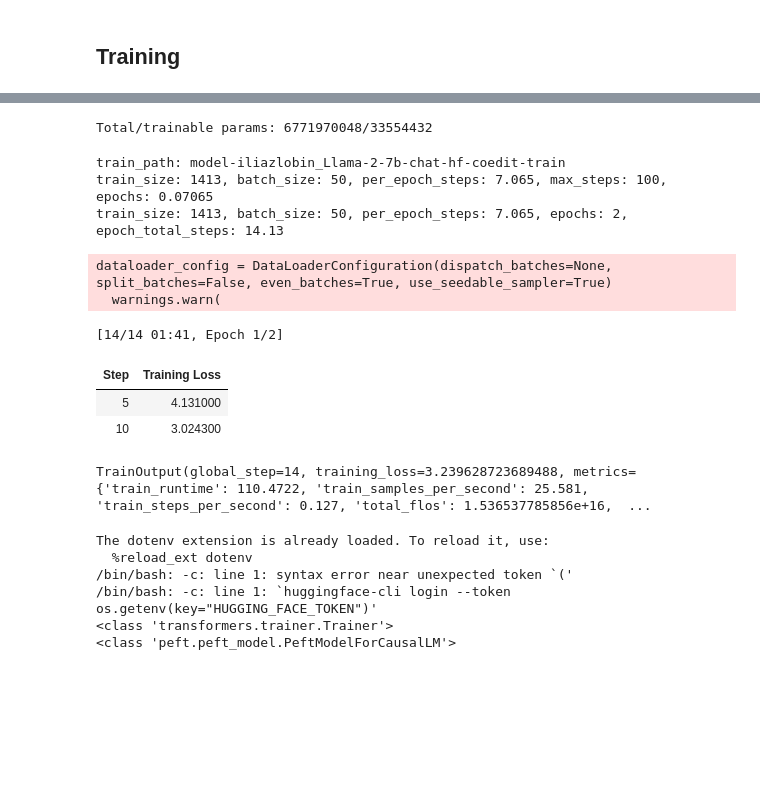
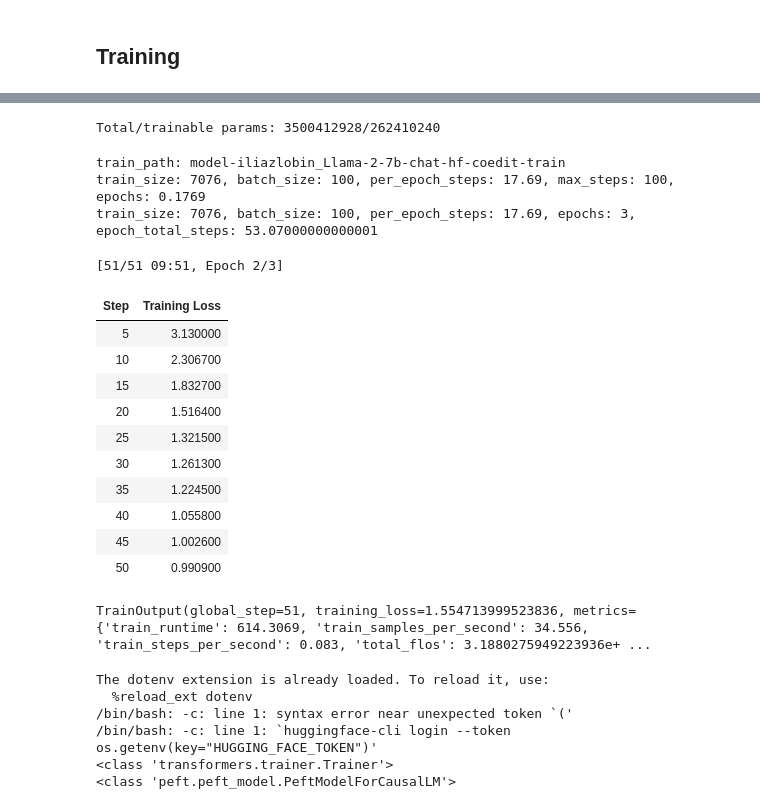
Before and after one commit to iliazlobin/transformers-labs, a Jupyter notebook: model-train/train-llama-coedit-sft.ipynb, the cells around one changed output, grey strips where cells are left out. Cells and saved outputs as stored; diff of their text form; code cells hidden in the pictures; blank space fills up the shorter version.

```diff
--- a/model-train/train-llama-coedit-sft.ipynb
+++ b/model-train/train-llama-coedit-sft.ipynb
@@ -737,7 +705,7 @@ recommended/actual fraction: 0.67/0.95
 # %%
 from peft import LoraConfig, get_peft_model, prepare_model_for_kbit_training
 
-peft_model = prepare_model_for_kbit_training(model, use_gradient_checkpointing=True)
+# peft_model = prepare_model_for_kbit_training(model, use_gradient_checkpointing=True)
 # perf_model.gradient_checkpointing_enable()
 
 # param = peft_model.transformer.wte.weight
@@ -747,12 +715,12 @@ peft_model = prepare_model_for_kbit_training(model, use_gradient_checkpointing=T
 # Currently, only the following modules are supported: `torch.nn.Linear`, `torch.nn.Embedding`, `torch.nn.Conv2d`, `transformers.pytorch_utils.Conv1D`
 peft_config = LoraConfig(
     # r=512,
-    # r=128,
-    r=64,
+    r=128,
+    # r=64,
     # r=8,
     # lora_alpha=256,
-    # lora_alpha=64,
-    lora_alpha=16,
+    lora_alpha=64,
+    # lora_alpha=16,
     lora_dropout=0.1,
     # lora_dropout=0.01,
     bias="none",
@@ -764,16 +732,16 @@ peft_config = LoraConfig(
     # modules_to_save=["wte", "lm_head"],
     # modules_to_save=["wte", "wpe", "lm_head"],
     # llama2
-    # target_modules=["q_proj", "k_proj", "v_proj", "o_proj"],
-    # modules_to_save=["embed_tokens", "lm_head"],
+    target_modules=["q_proj", "k_proj", "v_proj", "o_proj"],
+    modules_to_save=["embed_tokens", "lm_head"],
 )
 print(peft_config)
 
-peft_model = get_peft_model(peft_model, peft_config)
-print(type(peft_model))
-print(peft_model)
+# peft_model = get_peft_model(peft_model, peft_config)
+# print(type(peft_model))
+# print(peft_model)
 
-total_params = sum(p.numel() for p in peft_model.parameters())
-total_trainable_params = sum(p.numel() for p in peft_model.parameters() if p.requires_grad)
-print(f"Total/trainable params: {total_params}/{total_trainable_params}")
+# total_params = sum(p.numel() for p in peft_model.parameters())
+# total_trainable_params = sum(p.numel() for p in peft_model.parameters() if p.requires_grad)
+# print(f"Total/trainable params: {total_params}/{total_trainable_params}")
 # %% [output]
@@ -797,12 +749,12 @@ Total/trainable params: 6771970048/33554432
 # %%
 # training_model = model
-training_model = peft_model
+# training_model = peft_model
 # print(type(training_model))
 # print(training_model.config)
 # print(training_model.generation_config)
 
-total_params = sum(p.numel() for p in training_model.parameters())
-total_trainable_params = sum(p.numel() for p in training_model.parameters() if p.requires_grad)
+total_params = sum(p.numel() for p in model.parameters())
+total_trainable_params = sum(p.numel() for p in model.parameters() if p.requires_grad)
 print(f"Total/trainable params: {total_params}/{total_trainable_params}")
 
 rouge_metric = evaluate.load("rouge")
@@ -903,7 +855,7 @@ def logits_argmax(logits: torch.Tensor, labels):
 # metrics = compute_metrics((predictions.predictions, predictions.label_ids))
 # print(metrics)
 # %% [output]
-Total/trainable params: 6771970048/33554432
+Total/trainable params: 3500412928/262410240
 # %%
 %%capture
 %load_ext tensorboard
@@ -913,9 +865,9 @@ train_path = f"model-{training_model_path}-train"
 print(f"train_path: {train_path}")
 
 train_size = len(dataset["train"])
-batch_size = 50
+batch_size = 100
 gradient_accumulation_steps = 4
-eval_batch_size = 50
+eval_batch_size = 100
 eval_accumulation_steps = 4
 
 per_epoch_steps = train_size / (batch_size * gradient_accumulation_steps)
@@ -927,13 +879,13 @@ print(f"train_size: {train_size}, batch_size: {batch_size}, per_epoch_steps: {pe
 # if epochs < 1:
 #     raise Exception(f"Training doesn't cover the entire training dataset with {train_size} samples")
 
-epochs = 2
+epochs = 3
 epoch_total_steps = epochs * per_epoch_steps
 print(f"train_size: {train_size}, batch_size: {batch_size}, per_epoch_steps: {per_epoch_steps}, epochs: {epochs}, epoch_total_steps: {epoch_total_steps}")
 # %% [output]
 train_path: model-iliazlobin_Llama-2-7b-chat-hf-coedit-train
-train_size: 1413, batch_size: 50, per_epoch_steps: 7.065, max_steps: 100, epochs: 0.07065
-train_size: 1413, batch_size: 50, per_epoch_steps: 7.065, epochs: 2, epoch_total_steps: 14.13
+train_size: 7076, batch_size: 100, per_epoch_steps: 17.69, max_steps: 100, epochs: 0.1769
+train_size: 7076, batch_size: 100, per_epoch_steps: 17.69, epochs: 3, epoch_total_steps: 53.07000000000001
 # %%
 # sft trainer
 from trl import SFTTrainer
@@ -959,44 +911,50 @@ training_arguments = TrainingArguments(
     warmup_steps=1,
     logging_steps=5,
     # save_strategy="steps",
     # save_steps=5,
     # evaluation_strategy="steps",
     # eval_steps=40,
     # packing=False,
     group_by_length=True,
     lr_scheduler_type="constant",
     report_to="tensorboard",
     push_to_hub_model_id=training_model_name,
     push_to_hub_organization="iliazlobin",
     push_to_hub=False,
-    gradient_checkpointing_kwargs={
-        "use_reentrant": False
-    },  # Should be false for Lora (https://github.com/kohya-ss/sd-scripts/issues/323#issuecomment-1485073421)
+    # gradient_checkpointing_kwargs={
+    #     "use_reentrant": False
+    # },  # Should be false for Lora (https://github.com/kohya-ss/sd-scripts/issues/323#issuecomment-1485073421)
 )
 
 # Set supervised fine-tuning parameters
 trainer = SFTTrainer(
-    model=training_model,
+    model=model,
     train_dataset=dataset["train"],
     peft_config=peft_config,
     dataset_text_field="llama2_prompt",
     # max_seq_length=None,
     tokenizer=tokenizer,
     args=training_arguments,
     packing=False,
 )
 
 model.config.use_cache = False
 # trainer.train(resume_from_checkpoint=True)
 trainer.train()
 # %% [output]
-dataloader_config = DataLoaderConfiguration(dispatch_batches=None, split_batches=False, even_batches=True, use_seedable_sampler=True)
-  warnings.warn(
+[51/51 09:51, Epoch 2/3]
+| Step | Training Loss |
+| 5 | 3.130000 |
+| 10 | 2.306700 |
+| 15 | 1.832700 |
+| 20 | 1.516400 |
+| 25 | 1.321500 |
+| 30 | 1.261300 |
+| 35 | 1.224500 |
+| 40 | 1.055800 |
+| 45 | 1.002600 |
+| 50 | 0.990900 |
-[14/14 01:41, Epoch 1/2]
+TrainOutput(global_step=51, training_loss=1.554713999523836, metrics={'train_runtime': 614.3069, 'train_samples_per_second': 34.556, 'train_steps_per_second': 0.083, 'total_flos': 3.1880275949223936e+ ...
-| Step | Training Loss |
-| 5 | 4.131000 |
-| 10 | 3.024300 |
-TrainOutput(global_step=14, training_loss=3.239628723689488, metrics={'train_runtime': 110.4722, 'train_samples_per_second': 25.581, 'train_steps_per_second': 0.127, 'total_flos': 1.536537785856e+16,  ...
 # %%
 %load_ext dotenv
 %dotenv ../.env
```
Also changed, not shown: parts of 14 cells of this notebook, 13 other files.
